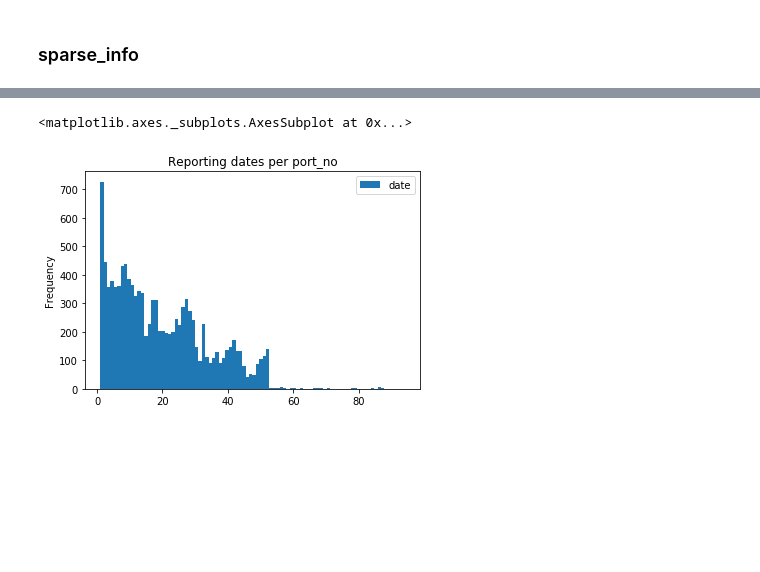
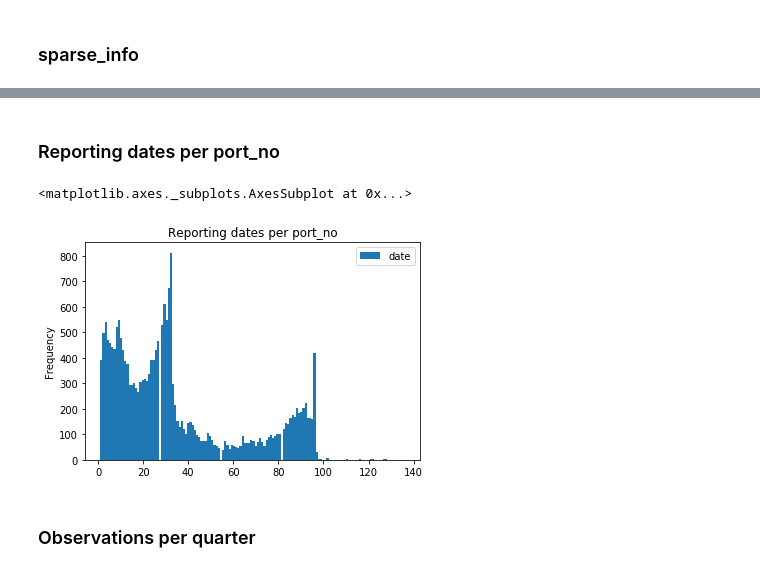
Before and after one commit to Amglex/Mutual-Funds, a Jupyter notebook: notebooks/01 - Large CSV.ipynb, the cells around one changed output, grey strips where cells are left out. Drawn from its saved outputs; the diff is of its cells as text; code cells hidden in the pictures; blank space fills up the shorter version.

Commit message:
Filter data updated

```diff
--- a/notebooks/01 - Large CSV.ipynb
+++ b/notebooks/01 - Large CSV.ipynb
@@ -69,7 +69,7 @@ def extra_reader(reader_object):
 
     return(port_ID,stocks)
 # %%
-path = '../data/raw/out_s.csv'
+path = '../data/raw/out.csv'
 
 input_file = open(path)
 reader = csv.reader(input_file, delimiter=',')
@@ -158,7 +158,7 @@ def gen_sparse_data(reader):
 
     return(sparse_row, sparse_col, sparse_data)
 # %%
-path = '../data/raw/out_s.csv'
+path = '../data/raw/out.csv'
 input_file = open(path)
 reader = csv.reader(input_file, delimiter=',')
 # %%
@@ -219,8 +219,8 @@ sparse_matrix
 # Create sparse info df with Fund_portno and date for every row of the sparse matrix
 # %%
 def split_port_id(num):
-    start1 = int(np.floor(num / 10000))
-    start2 = num - start1 * 10000
+    start1 = int(np.floor(num / 100_000))
+    start2 = num - start1 * 100_000
     return(start1,start2)
 # %%
 %%time
@@ -240,5 +240,7 @@ Wall time: 884 ms
 # %%
 sparse_info = pd.DataFrame(data={'port_no':port_no, 'date':date})
+# %%
+sparse_info = sparse_info[mask3_portfolios]
 # %% [markdown]
 #### Check if dimensions match
 # %%
@@ -417,5 +375,7 @@ sparse_info.sample(5)
+# %% [markdown]
+### Reporting dates per port_no
 # %%
-sparse_info.groupby('port_no').count().plot(kind='hist', bins=90, title= 'Reporting dates per port_no')
+sparse_info.groupby('port_no').count().plot(kind='hist', bins=140, title= 'Reporting dates per port_no')
 # %% [output]
 <matplotlib.axes._subplots.AxesSubplot at 0x...>
-[figure, old version]
+[figure, new version]
@@ -421,0 +384,2 @@ sparse_info.groupby('port_no').count().plot(kind='hist', bins=90, title= 'Report
+# %% [markdown]
+### Observations per quarter
```
Also changed, not shown: parts of 31 cells of this notebook, 1 other file.
